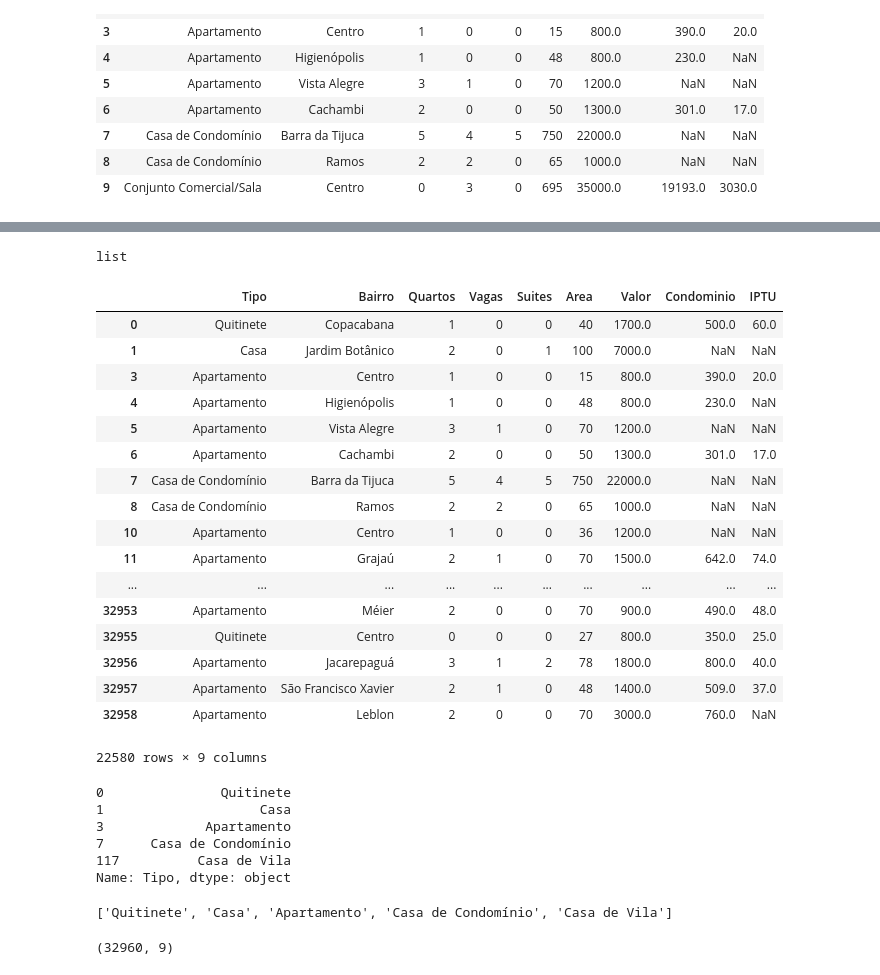
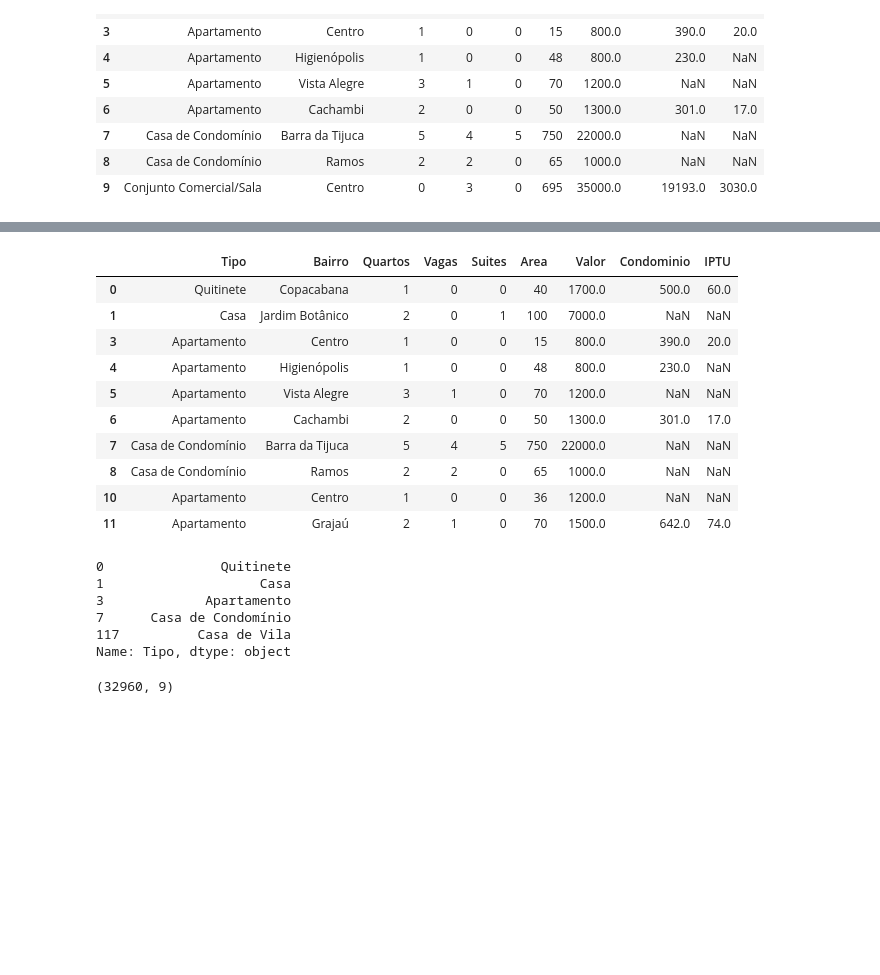
Before and after one commit to gabrielfilipe7unb/DataScience_Introduction, a Jupyter notebook: Pandas_Concepts/Imóveis Residênciais.ipynb, the cells around one changed output, grey strips where cells are left out. Saved outputs shown, nothing was run; the diff lists cells and outputs as text; code cells hidden in the pictures; blank space fills up the shorter version.

```diff
--- a/Pandas_Concepts/Imóveis Residênciais.ipynb
+++ b/Pandas_Concepts/Imóveis Residênciais.ipynb
@@ -75,30 +70,19 @@ Name: Tipo, Length: 32960, dtype: bool
-# %%
-type(residencial)
-# %% [output]
-list
 # %%
 dados_residenciais = dados[selecao]
 # %%
-dados_residenciais
+dados_residenciais.head(10)
 # %% [output]
 |  | Tipo | Bairro | Quartos | Vagas | Suites | Area | Valor | Condominio | IPTU |
 | 0 | Quitinete | Copacabana | 1 | 0 | 0 | 40 | 1700.0 | 500.0 | 60.0 |
 | 1 | Casa | Jardim Botânico | 2 | 0 | 1 | 100 | 7000.0 | NaN | NaN |
 | 3 | Apartamento | Centro | 1 | 0 | 0 | 15 | 800.0 | 390.0 | 20.0 |
 | 4 | Apartamento | Higienópolis | 1 | 0 | 0 | 48 | 800.0 | 230.0 | NaN |
 | 5 | Apartamento | Vista Alegre | 3 | 1 | 0 | 70 | 1200.0 | NaN | NaN |
 | 6 | Apartamento | Cachambi | 2 | 0 | 0 | 50 | 1300.0 | 301.0 | 17.0 |
 | 7 | Casa de Condomínio | Barra da Tijuca | 5 | 4 | 5 | 750 | 22000.0 | NaN | NaN |
 | 8 | Casa de Condomínio | Ramos | 2 | 2 | 0 | 65 | 1000.0 | NaN | NaN |
 | 10 | Apartamento | Centro | 1 | 0 | 0 | 36 | 1200.0 | NaN | NaN |
 | 11 | Apartamento | Grajaú | 2 | 1 | 0 | 70 | 1500.0 | 642.0 | 74.0 |
-| ... | ... | ... | ... | ... | ... | ... | ... | ... | ... |
-| 32953 | Apartamento | Méier | 2 | 0 | 0 | 70 | 900.0 | 490.0 | 48.0 |
-| 32955 | Quitinete | Centro | 0 | 0 | 0 | 27 | 800.0 | 350.0 | 25.0 |
-| 32956 | Apartamento | Jacarepaguá | 3 | 1 | 2 | 78 | 1800.0 | 800.0 | 40.0 |
-| 32957 | Apartamento | São Francisco Xavier | 2 | 1 | 0 | 48 | 1400.0 | 509.0 | 37.0 |
-| 32958 | Apartamento | Leblon | 2 | 0 | 0 | 70 | 3000.0 | 760.0 | NaN |
-22580 rows × 9 columns
 # %%
 dados_residenciais['Tipo'].drop_duplicates()
 # %% [output]
@@ -108,10 +92,6 @@ dados_residenciais['Tipo'].drop_duplicates()
 7      Casa de Condomínio
 117          Casa de Vila
 Name: Tipo, dtype: object
-# %%
-residencial
-# %% [output]
-['Quitinete', 'Casa', 'Apartamento', 'Casa de Condomínio', 'Casa de Vila']
 # %%
 dados.shape
 # %% [output]
```
Also changed, not shown: parts of 20 cells of this notebook, 2 other files.
